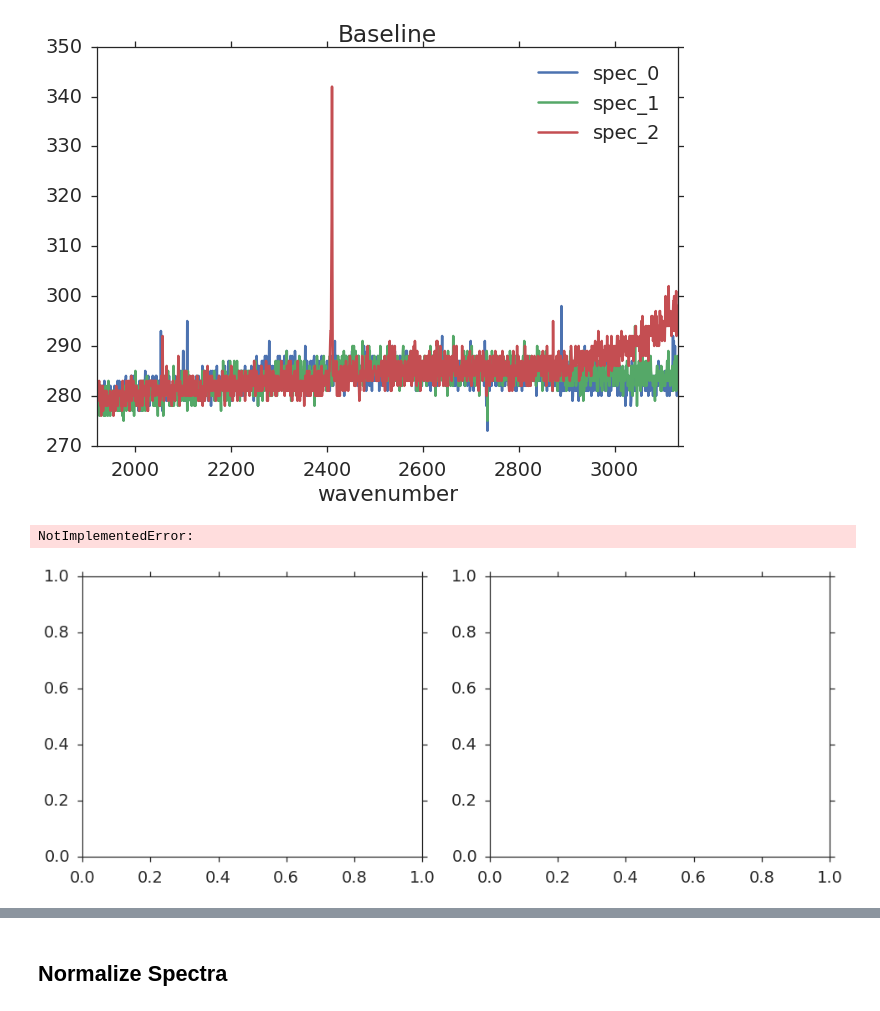
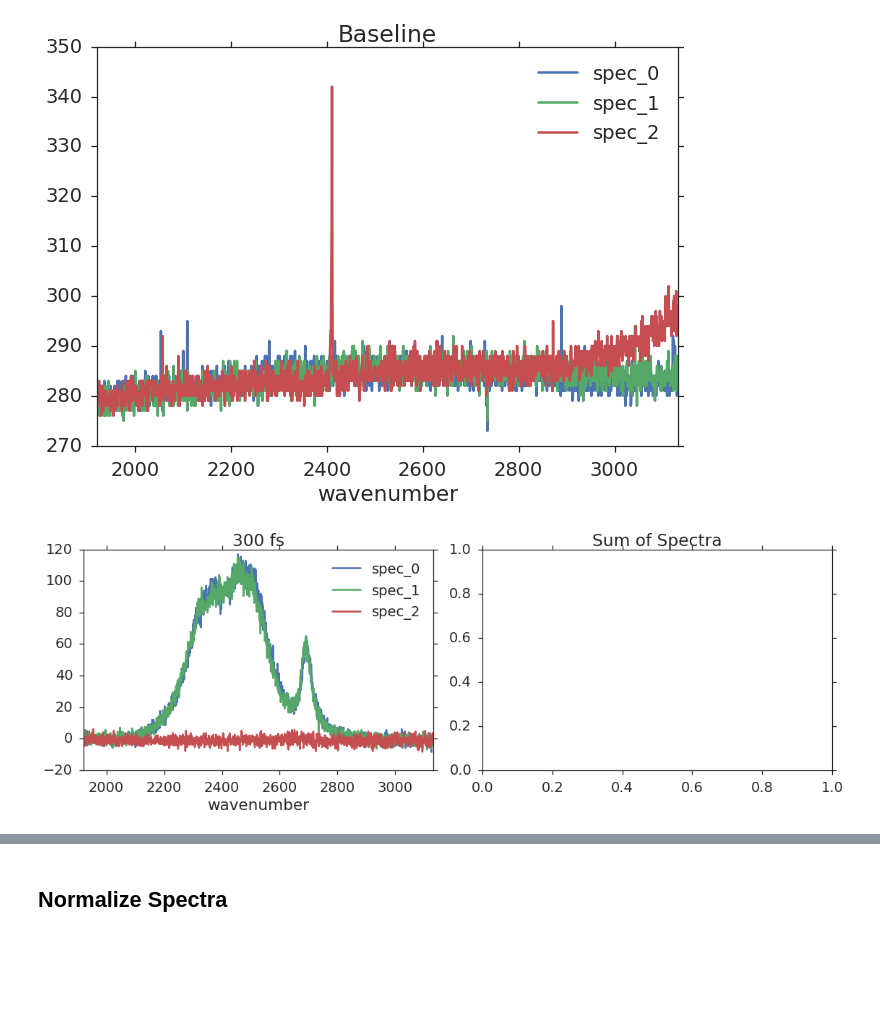
Before and after one commit to deisi/SFG2D, a Jupyter notebook: dashboards/pump-probe/pump-probe.ipynb, the cells around one changed output, grey strips where cells are left out. Drawn from its saved outputs; the diff is of its cells as text; code cells hidden in the pictures; blank space fills up the shorter version.

Commit message:
Model-View-Container like Pump-Probe wisget

```diff
--- a/dashboards/pump-probe/pump-probe.ipynb
+++ b/dashboards/pump-probe/pump-probe.ipynb
@@ -17,7 +17,7 @@ sns.set_style("ticks")
 sns.set_context("talk", font_scale=1.5, rc={"lines.linewidth": 2.5})
 
 # Setup Data and Widget class
-ppdData = gui.PumpProbeDashboardData('/home/malte/MeasurmentData/2016/08/01/')
+ppdData = gui.PumpProbeDashboardData('/home/malte/deiseroth/MeasurmentData/2016/08/01/')
 ppWidget = gui.PumpProbeWidget(ppdData)
 ppWidget.linkTraitlets()
 #ppWidget.setupObservers(ppdData)
@@ -101,7 +101,7 @@ plt.show()
 def set_pump_probe(fpath, sub_base=False, normalize=False):
     ppdData.ts0 = SFG2D.io.veronica.read_auto(ppdData.ffolder + fpath)
     if sub_base:
-        ppdData.ts0.base = base.med
+        ppdData.ts0.base = ppdData.base.med
         ppdData.ts0.sub_base(inplace=True)
     if ppWidget.ir_spec.value is "All":
         ppdData.ts0.norm = ppdData.ir.med
@@ -112,15 +112,44 @@ def set_pump_probe(fpath, sub_base=False, normalize=False):
         ppdData.ts0.normalize(inplace=True)
     ppWidget.ts0_ppdelay.options = list(ppdData.ts0.pp_delays)
     ppWidget.ts0_ppdelay.value=0
+
+def ts0_pump_update(*args):
+    #global ts0
+    ppdData.ts0.pumped = ppWidget.ts0_pumped.value
+    ppdData.ts0u.pumped = ppWidget.ts0_pumped.value
+
+def ts0_probe_update(*args):
+    #global ts0
+    ppdData.ts0u.probed = ppWidget.ts0_probed.value
+    ppdData.ts0.probed = ppWidget.ts0_probed.value
+
+def pump_probe_sum_plot(*args):
+    ax = axes_pump_probe_get[1]
+    if isinstance(ppdData.ts0u, SFG2D.core.scan.TimeScan):
+        [SFG2D.plotting.ts.sum_of_spectra(ppdData.ts0u, spec, ax) for spec in ('spec_0', 'spec_1', 'spec_2')]
+    ax.set_title("Sum of Spectra")
+
+def pump_probe_plot(pp_delay):
+    ax = axes_pump_probe_get[0]
+    ax.clear()
+
+    if isinstance(ppdData.ts0u, SFG2D.core.scan.TimeScan):
+        ppdData.ts0u.med.ix[pp_delay].plot(ax=ax)
+        ax.set_title("%i fs"%pp_delay)
+        #plt.ylim(-0.002, 0.015) # get this from data
+        #plt.xlim(2100, 2800) # get this from ir profile
+    fig_pump_probe_get.tight_layout()
+    display(fig_pump_probe_get)
 # %%
 fig_pump_probe_get, axes_pump_probe_get = plt.subplots(1,2, figsize=(16,6))
 
 ppWidget.ts0 = ipyw.interactive(set_pump_probe, fpath=ppWidget.ts0_fpath, sub_base=ppWidget.ts0_sub_base, normalize=ppWidget.ts0_normalize)
-display(ppWidget.ts0)
+ppWidget.ts0_pumped.observe(ts0_pump_update, 'value')
+ppWidget.ts0_probed.observe(ts0_probe_update, 'value')
 
-#ppWidget.ts0_plot = ipyw.interactive(pump_probe_plot, pp_delay=ppWidget.ts0_ppdelay)
-#display(ppWidget.ts0, ppWidget.ts0_pumped, ppWidget.ts0_probed, ppWidget.ts0_plot)
-#pump_probe_sum_plot()
+
+ppWidget.ts0_plot = ipyw.interactive(pump_probe_plot, pp_delay=ppWidget.ts0_ppdelay)
+display(ppWidget.ts0, ppWidget.ts0_pumped, ppWidget.ts0_probed, ppWidget.ts0_plot)
+pump_probe_sum_plot()
 # %% [output]
-NotImplementedError:
-[figure, old version]
+[figure, new version]
```
Also changed, not shown: parts of 10 cells of this notebook, 2 other files.
